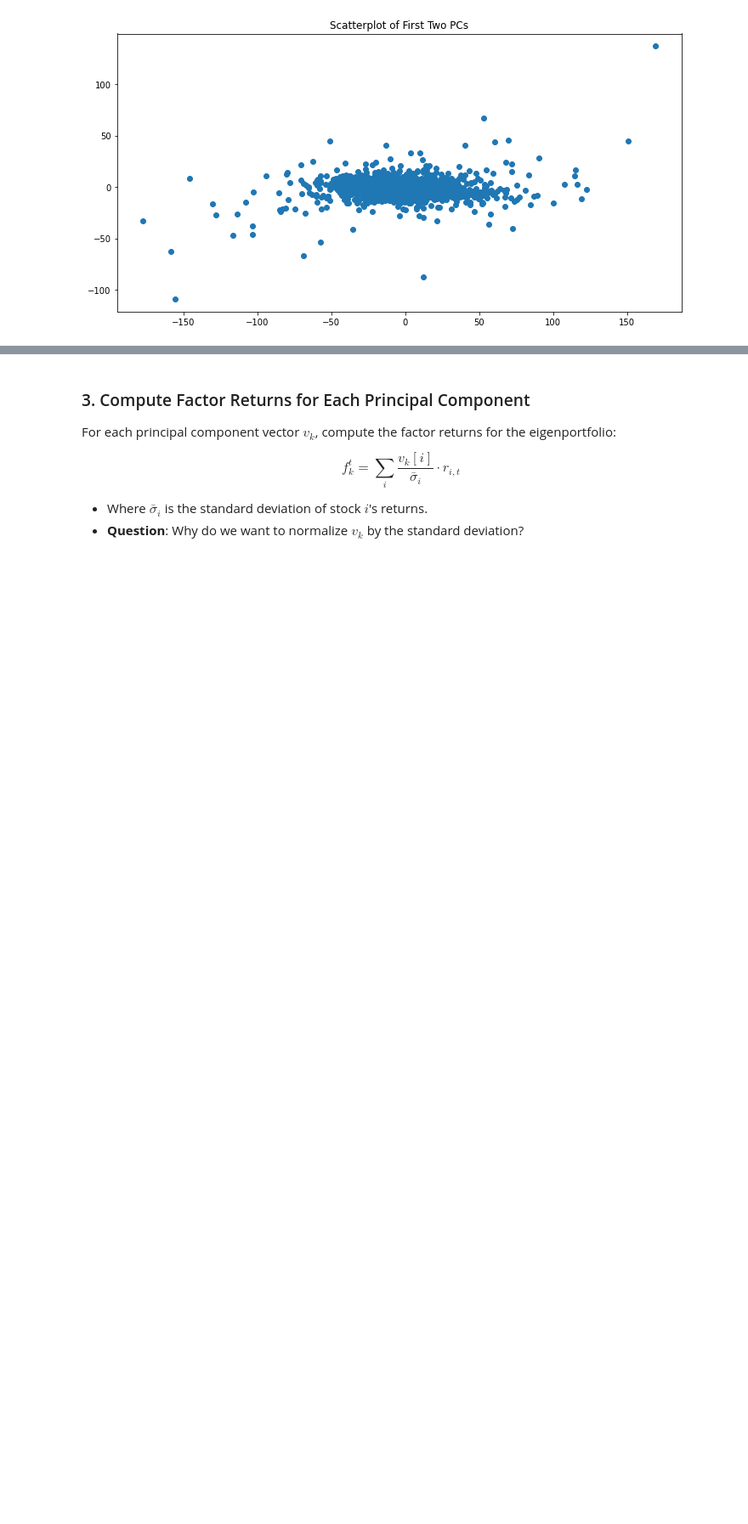
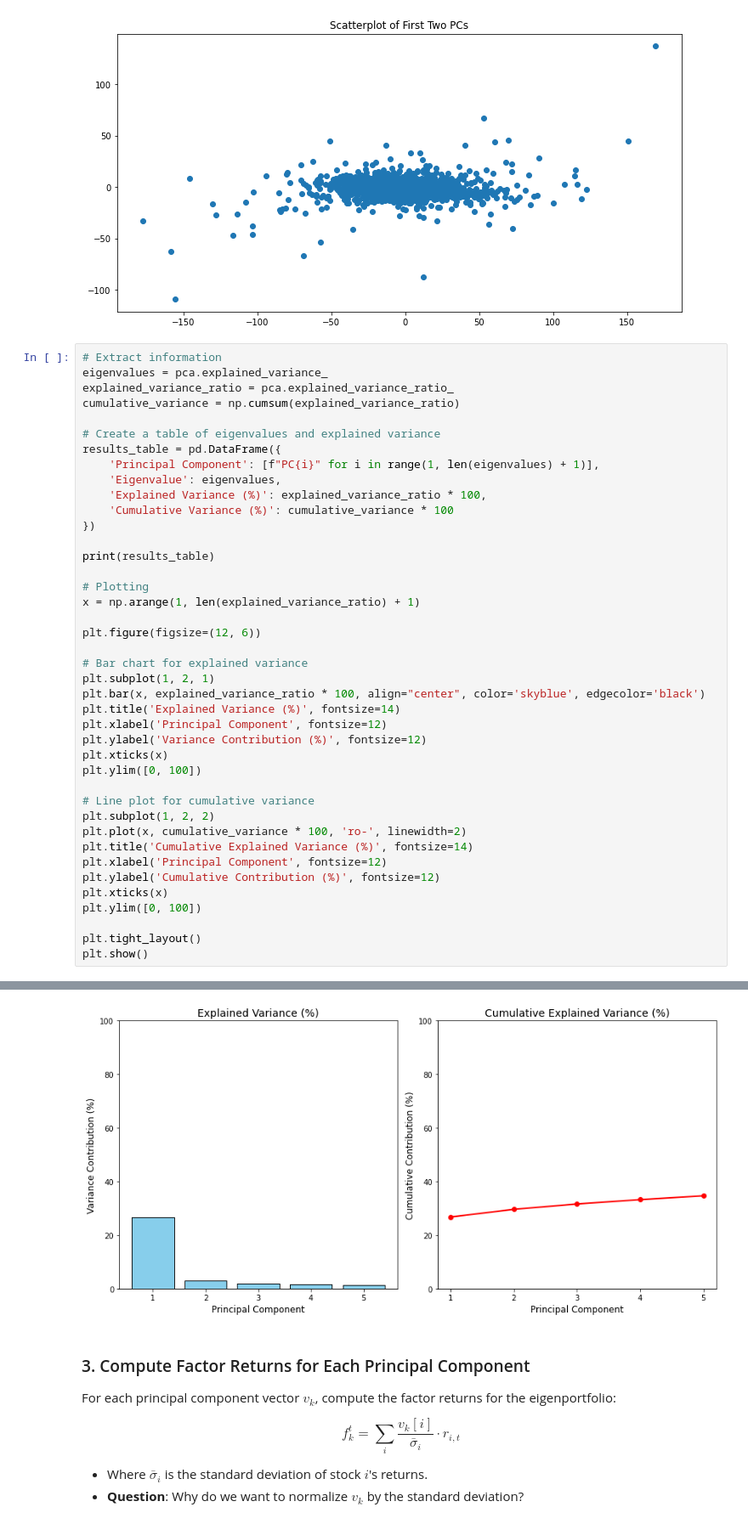
Before and after one commit to awang343/ml-for-finance, a Jupyter notebook: new_william.ipynb, the cells around one changed output, grey strips where cells are left out. Shown at 85% size. Drawn from its saved outputs; the diff is of its cells as text; blank space fills up the shorter version.

```diff
--- a/new_william.ipynb
+++ b/new_william.ipynb
@@ -89,3 +89,45 @@ if PLOTS:
     plt.tight_layout()
 # %% [output]
 [figure]
+# %%
+# Extract information
+eigenvalues = pca.explained_variance_
+explained_variance_ratio = pca.explained_variance_ratio_
+cumulative_variance = np.cumsum(explained_variance_ratio)
+
+# Create a table of eigenvalues and explained variance
+results_table = pd.DataFrame({
+    'Principal Component': [f"PC{i}" for i in range(1, len(eigenvalues) + 1)],
+    'Eigenvalue': eigenvalues,
+    'Explained Variance (%)': explained_variance_ratio * 100,
+    'Cumulative Variance (%)': cumulative_variance * 100
+})
+
+print(results_table)
+
+# Plotting
+x = np.arange(1, len(explained_variance_ratio) + 1)
+
+plt.figure(figsize=(12, 6))
+
+# Bar chart for explained variance
+plt.subplot(1, 2, 1)
+plt.bar(x, explained_variance_ratio * 100, align="center", color='skyblue', edgecolor='black')
+plt.title('Explained Variance (%)', fontsize=14)
+plt.xlabel('Principal Component', fontsize=12)
+plt.ylabel('Variance Contribution (%)', fontsize=12)
+plt.xticks(x)
+plt.ylim([0, 100])
+
+# Line plot for cumulative variance
+plt.subplot(1, 2, 2)
+plt.plot(x, cumulative_variance * 100, 'ro-', linewidth=2)
+plt.title('Cumulative Explained Variance (%)', fontsize=14)
+plt.xlabel('Principal Component', fontsize=12)
+plt.ylabel('Cumulative Contribution (%)', fontsize=12)
+plt.xticks(x)
+plt.ylim([0, 100])
+
+plt.tight_layout()
+plt.show()
+# %% [output]
@@ -92,3 +147,4 @@ if PLOTS:
+[figure, added]
 # %% [markdown]
 ### 3. Compute Factor Returns for Each Principal Component
 
```
Also changed, not shown: parts of 12 cells of this notebook, 2 other files.
